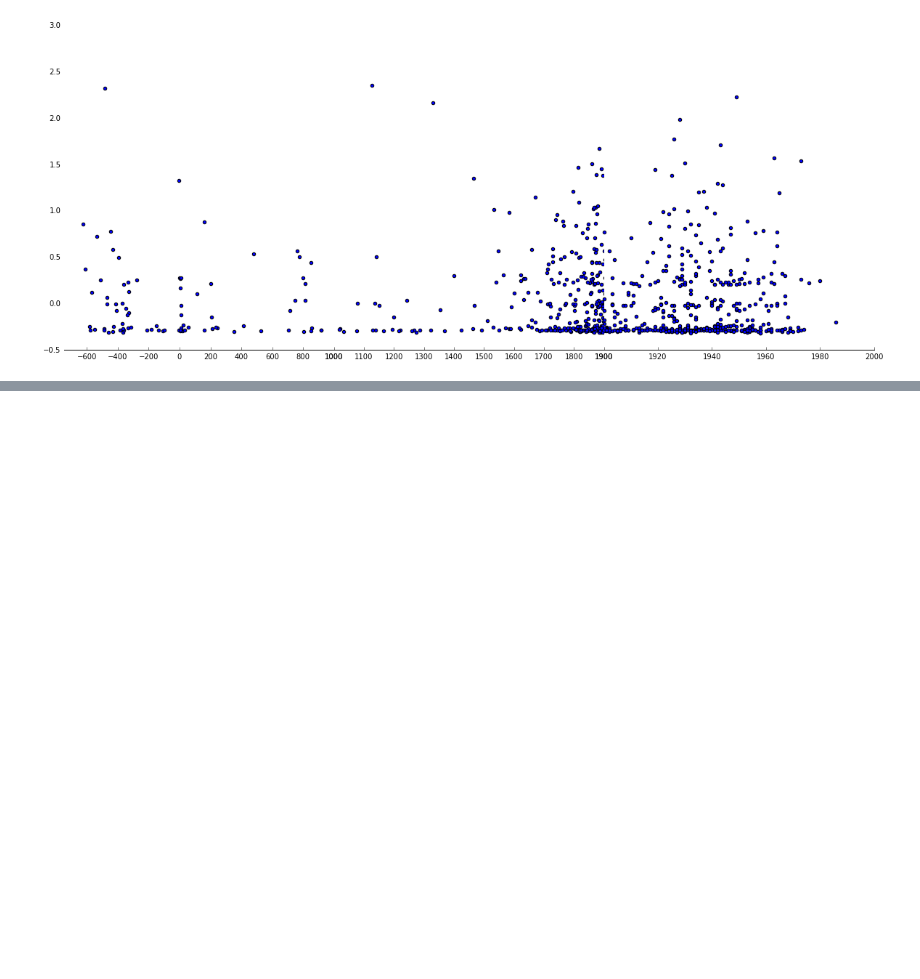
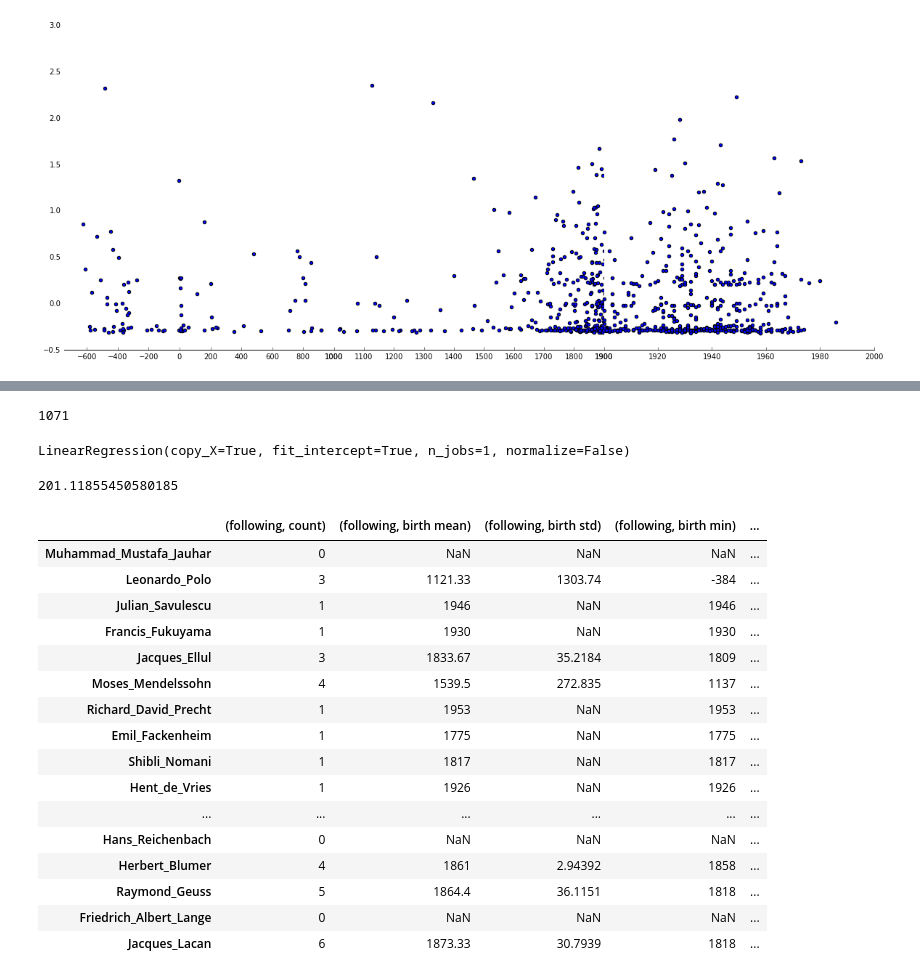
Before and after one commit to taniki/comp.soc-of-philosophy, a Jupyter notebook: generations.ipynb, the cells around one changed output, grey strips where cells are left out. Cells and saved outputs as stored; diff of their text form; code cells hidden in the pictures; blank space fills up the shorter version.

```diff
--- a/generations.ipynb
+++ b/generations.ipynb
@@ -109,0 +184,10 @@ plt.show()
+# %%
+df_base["age"] = (df_base["birthyear"].notnull() & df_base["deathyear"].notnull()) * (df_base["deathyear"] - df_base["birthyear"])
+
+df_base["is demographical anomaly"] = map(lambda x: get_prob_normdist(x, mu, sigma) < .0001, df_base["age"])
+#df_base.loc[ df_base["age"].isnull().index , "is demographical anomaly"] = None
+
+print "error detected: %s" % len(df_base[ df_base["age"].notnull() & df_base["is demographical anomaly"] ])
+print df_base[ df_base["age"].notnull() & df_base["is demographical anomaly"] ]["age"]
+
+#df_base.head(20)
@@ -109,0 +222,6 @@ plt.show()
+# %%
+g_train = g.subgraph(df_base[df_base["birthyear"].notnull() & (df_base["is demographical anomaly"] == False) & (df_base["is chronological anomaly"] == False)].index)
+g_test = g.subgraph(df_base[df_base["is demographical anomaly"] | df_base["is chronological anomaly"]].index)
+
+print len(g_train.nodes())
+print len(g_test.nodes())
@@ -109,0 +315,44 @@ plt.show()
+# %%
+df_all.to_csv("datasets/demographics.csv", encoding="utf-8")
+# %% [output]
+1071
+# %%
+model = linear_model.LinearRegression(normalize=True)
+
+df_train2 = get_sociodemographic_stats(g_train.nodes(), g_train, df_base.loc[g_train.nodes()])
+
+X = df_train2.fillna(0).as_matrix()
+Y = list(df_base.loc[ g_train.nodes() , "birthyear"])
+
+model = model.fit(X,Y)
+# %%
+model
+# %% [output]
+LinearRegression(copy_X=True, fit_intercept=True, n_jobs=1, normalize=False)
+# %%
+np.mean(np.sqrt((Y - model.predict(X))**2))
+# %% [output]
+201.11855450580185
+# %%
+df_train2["real"] = df_base.loc[ g_train.nodes() , "birthyear"]
+df_train2["predict"] = model.predict(X)
+# %%
+df_train2.head(20)
+# %% [output]
+|  | (following, count) | (following, birth mean) | (following, birth std) | (following, birth min) | ... |
+| Muhammad_Mustafa_Jauhar | 0 | NaN | NaN | NaN | ... |
+| Leonardo_Polo | 3 | 1121.33 | 1303.74 | -384 | ... |
+| Julian_Savulescu | 1 | 1946 | NaN | 1946 | ... |
+| Francis_Fukuyama | 1 | 1930 | NaN | 1930 | ... |
+| Jacques_Ellul | 3 | 1833.67 | 35.2184 | 1809 | ... |
+| Moses_Mendelssohn | 4 | 1539.5 | 272.835 | 1137 | ... |
+| Richard_David_Precht | 1 | 1953 | NaN | 1953 | ... |
+| Emil_Fackenheim | 1 | 1775 | NaN | 1775 | ... |
+| Shibli_Nomani | 1 | 1817 | NaN | 1817 | ... |
+| Hent_de_Vries | 1 | 1926 | NaN | 1926 | ... |
+| ... | ... | ... | ... | ... | ... |
+| Hans_Reichenbach | 0 | NaN | NaN | NaN | ... |
+| Herbert_Blumer | 4 | 1861 | 2.94392 | 1858 | ... |
+| Raymond_Geuss | 5 | 1864.4 | 36.1151 | 1818 | ... |
+| Friedrich_Albert_Lange | 0 | NaN | NaN | NaN | ... |
+| Jacques_Lacan | 6 | 1873.33 | 30.7939 | 1818 | ... |
```
Also changed, not shown: parts of 30 cells of this notebook, 1 other file.
